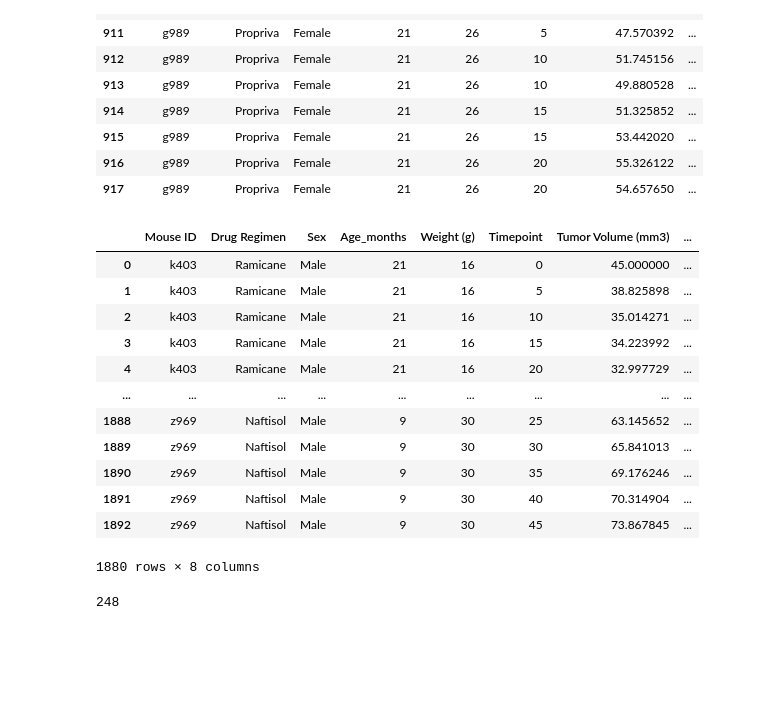
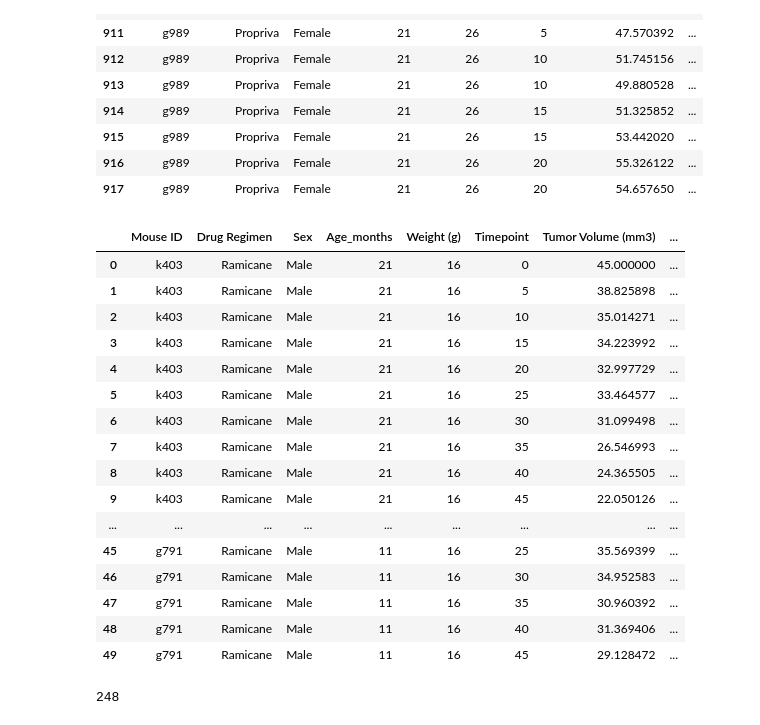
Before and after one commit to sherintm/matplotlib-challenge, a Jupyter notebook: Pymaceuticals/pymaceuticals_starter.ipynb, the cells around one changed output. Saved outputs shown, nothing was run; the diff lists cells and outputs as text; code cells hidden in the pictures; blank space fills up the shorter version.

```diff
--- a/Pymaceuticals/pymaceuticals_starter.ipynb
+++ b/Pymaceuticals/pymaceuticals_starter.ipynb
@@ -59,21 +70,25 @@ dup_mouse_data
 # %%
 # Create a clean DataFrame by dropping the duplicate mouse by its ID.
 clean_data = merged_data.drop(merged_data.loc[merged_data["Mouse ID"] == "g989"].index)
-clean_data
+clean_data.head(50)
 # %% [output]
 |  | Mouse ID | Drug Regimen | Sex | Age_months | Weight (g) | Timepoint | Tumor Volume (mm3) | ... |
 | 0 | k403 | Ramicane | Male | 21 | 16 | 0 | 45.000000 | ... |
 | 1 | k403 | Ramicane | Male | 21 | 16 | 5 | 38.825898 | ... |
 | 2 | k403 | Ramicane | Male | 21 | 16 | 10 | 35.014271 | ... |
 | 3 | k403 | Ramicane | Male | 21 | 16 | 15 | 34.223992 | ... |
 | 4 | k403 | Ramicane | Male | 21 | 16 | 20 | 32.997729 | ... |
+| 5 | k403 | Ramicane | Male | 21 | 16 | 25 | 33.464577 | ... |
+| 6 | k403 | Ramicane | Male | 21 | 16 | 30 | 31.099498 | ... |
+| 7 | k403 | Ramicane | Male | 21 | 16 | 35 | 26.546993 | ... |
+| 8 | k403 | Ramicane | Male | 21 | 16 | 40 | 24.365505 | ... |
+| 9 | k403 | Ramicane | Male | 21 | 16 | 45 | 22.050126 | ... |
 | ... | ... | ... | ... | ... | ... | ... | ... | ... |
-| 1888 | z969 | Naftisol | Male | 9 | 30 | 25 | 63.145652 | ... |
-| 1889 | z969 | Naftisol | Male | 9 | 30 | 30 | 65.841013 | ... |
-| 1890 | z969 | Naftisol | Male | 9 | 30 | 35 | 69.176246 | ... |
-| 1891 | z969 | Naftisol | Male | 9 | 30 | 40 | 70.314904 | ... |
-| 1892 | z969 | Naftisol | Male | 9 | 30 | 45 | 73.867845 | ... |
+| 45 | g791 | Ramicane | Male | 11 | 16 | 25 | 35.569399 | ... |
+| 46 | g791 | Ramicane | Male | 11 | 16 | 30 | 34.952583 | ... |
+| 47 | g791 | Ramicane | Male | 11 | 16 | 35 | 30.960392 | ... |
+| 48 | g791 | Ramicane | Male | 11 | 16 | 40 | 31.369406 | ... |
+| 49 | g791 | Ramicane | Male | 11 | 16 | 45 | 29.128472 | ... |
-1880 rows × 8 columns
 # %%
 # Checking the number of mice in the clean DataFrame.
 len(clean_data["Mouse ID"].unique())
```
Also changed, not shown: parts of 5 cells of this notebook.
